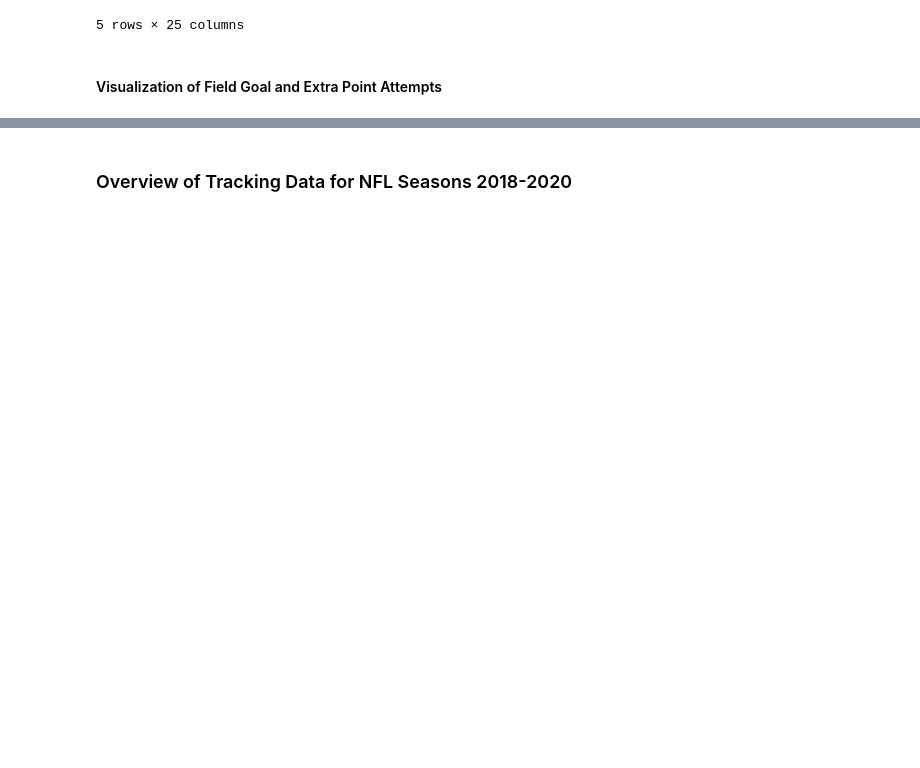
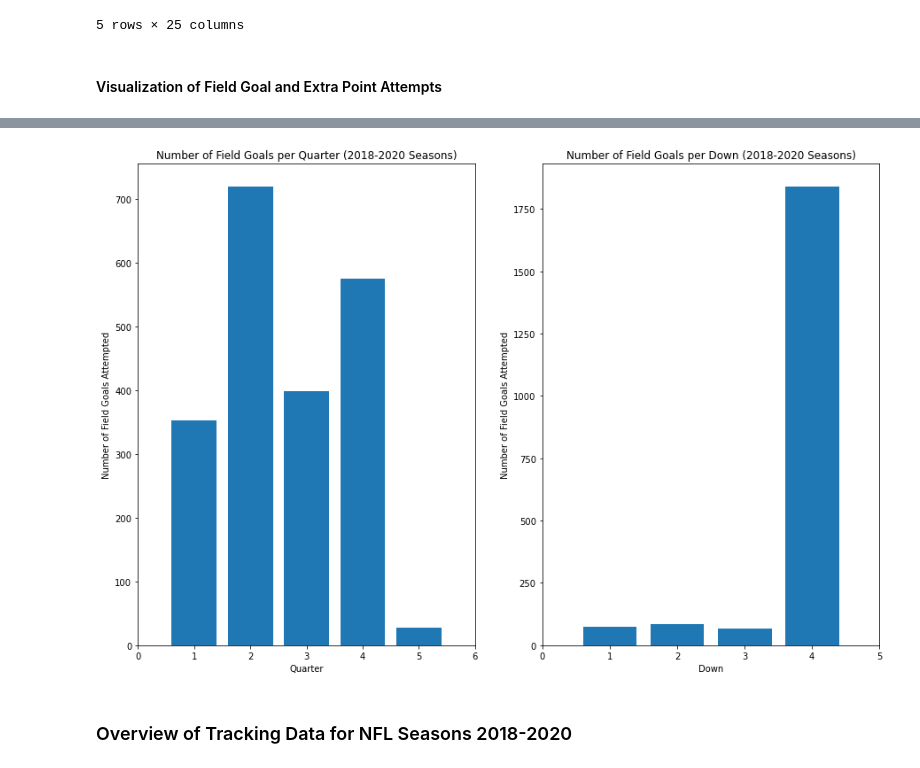
Before and after one commit to cbituin/nfl-big-data-bowl-2022, a Jupyter notebook: special-teams.ipynb, the cells around one changed output, grey strips where cells are left out. Drawn from its saved outputs; the diff is of its cells as text; code cells hidden in the pictures; blank space fills up the shorter version.

Commit message:
feat: adds visualizations

```diff
--- a/special-teams.ipynb
+++ b/special-teams.ipynb
@@ -96,12 +96,13 @@ Dataframe: Plays
 # %%
 # Preparing Data for Visualization
 %matplotlib inline
-mpl.rc('axes', labelsize=14)
-mpl.rc('xtick', labelsize=12)
-mpl.rc('ytick', labelsize=12)
 
 fg_df = plays_df[plays_df.specialTeamsPlayType == 'Field Goal']
 pat_df = plays_df[plays_df.specialTeamsPlayType == 'Extra Point']
 
-fg_df.specialTeamsResult.unq()
+fg_df_by_quarter = fg_df.groupby('quarter').nunique().reset_index()[['quarter','playId']]
+fg_df_by_down = fg_df.groupby('down').nunique().reset_index()[['down','playId']]
+fg_success_by_kicker = fg_df[fg_df.specialTeamsResult == 'Kick Attempt Good'].groupby('kickerId').nunique().reset_index()[['kickerId','playId']]
+
+fg_success_by_kicker
 # %% [output]
@@ -141,3 +136,25 @@ ValueError: The truth value of an array with more than one element is ambiguous.
+# %%
+plt.figure(figsize=(15,10))
+
+# Field Goals per Quarter
+plt.subplot(1,2,1)
+plt.bar(fg_df_by_quarter.quarter, fg_df_by_quarter.playId)
+plt.title('Number of Field Goals per Quarter (2018-2020 Seasons)')
+plt.xlabel('Quarter')
+plt.ylabel('Number of Field Goals Attempted')
+plt.xlim(0, 6)
+
+
+# Field Goals per Down
+plt.subplot(1,2,2)
+plt.bar(fg_df_by_down.down, fg_df_by_down.playId)
+plt.title('Number of Field Goals per Down (2018-2020 Seasons)')
+plt.xlabel('Down')
+plt.ylabel('Number of Field Goals Attempted')
+plt.xlim(0, 5)
+plt.show()
+# %% [output]
+[figure, added]
 # %% [markdown]
 ### Overview of Tracking Data for NFL Seasons 2018-2020
 # %%
```
Also changed, not shown: parts of 6 cells of this notebook.
